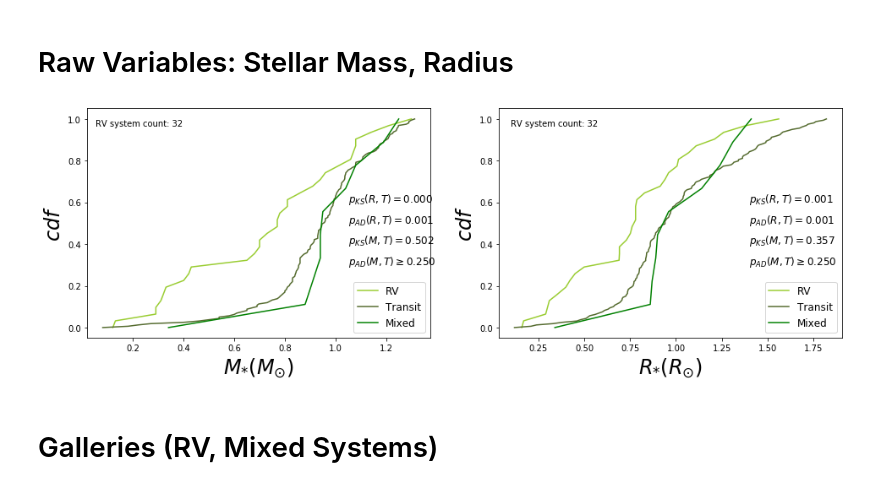
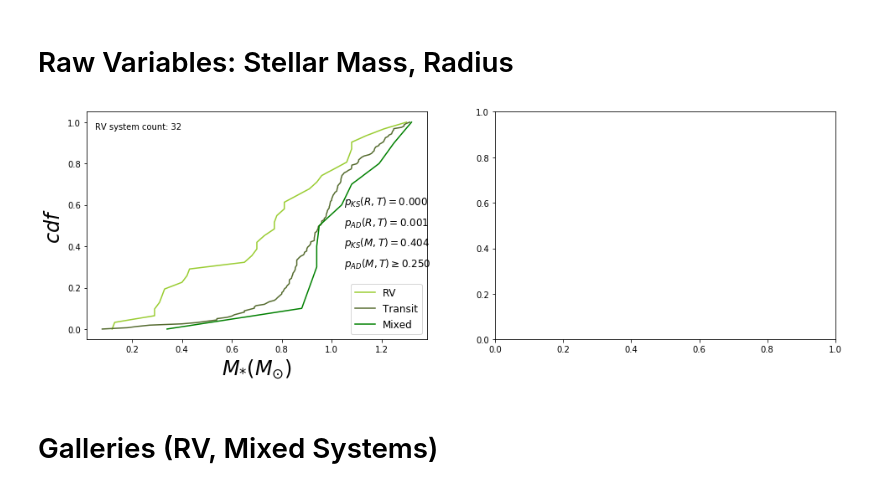
Before and after one commit to djhoover717/Oviraptor, a Jupyter notebook: Transit_RV_Mixed Comparison Updated.ipynb, the cells around one changed output. Cells and saved outputs as stored; diff of their text form; code cells hidden in the pictures.

```diff
--- a/Transit_RV_Mixed Comparison Updated.ipynb
+++ b/Transit_RV_Mixed Comparison Updated.ipynb
@@ -193,10 +193,6 @@ def radius_mass(rp):
 for i in range(len(d['rp'])):
     if d['mp'][i] == '' and is_number(d['rp'][i]) == True:
         d['mp'][i] = radius_mass(d['rp'][i])
-
-for i in range(len(d['rs'])):
-    if d['rs'][i] == '' and is_number(d['ms'][i]) == True:
-        d['rs'][i] = mass_radius(float(d['ms'][i])*MSUN/MEARTH)*REARTH/RSUN
 # %%
 # QUICKLY CLEAN DATA
 
@@ -335,7 +331,7 @@ for us in uniquesys:
     s.sysid = us
     s.starname = d['starname'][d['starname']==us][0]
     s.Mstar = d['ms'][d['starname']==us][0]
-    s.Rstar = d['rs'][d['starname']==us][0]
+    #s.Rstar = d['rs'][d['starname']==us][0]
 
     s.masses = d['mp'][d['starname']==us]
     s.radii = d['rp'][d['starname']==us]
@@ -360,7 +356,7 @@ for us in uniquesys:
     s.radii = s.radii[s.masses*MEARTH/MJUPITER < 13]
     s.masses = s.masses[s.masses*MEARTH/MJUPITER < 13]
 
-    if len(s.masses) >= 3 and s.Rstar < 4:
+    if len(s.masses) >= 3: #and s.Rstar < 4:
 
         order = np.argsort(s.periods)
 
@@ -386,7 +382,7 @@ M  = np.zeros(Nsys)
 S  = np.zeros(Nsys)
 C  = np.zeros(Nsys)
 Mstar = np.zeros(Nsys)
-Rstar = np.zeros(Nsys)
+#Rstar = np.zeros(Nsys)
 logmu_over_N = np.zeros(Nsys)
 detection_methods = ['']*Nsys
 periods = [[0]]*Nsys
@@ -402,7 +398,7 @@ for i, s in enumerate(systems):
     S[i]  = s.S
     C[i]  = s.C
     Mstar[i] = s.Mstar
-    Rstar[i] = s.Rstar
+    #Rstar[i] = s.Rstar
     logmu_over_N[i] = np.log10(s.mu/s.N)
     detection_methods[i] = s.detection_method
     periods[i] = s.periods
@@ -428,7 +424,7 @@ M = M[logmu >= min_logmu]
 S = S[logmu >= min_logmu]
 C = C[logmu >= min_logmu]
 Mstar = Mstar[logmu >= min_logmu]
-Rstar = Rstar[logmu >= min_logmu]
+#Rstar = Rstar[logmu >= min_logmu]
 logmu_over_N = logmu_over_N[logmu >= min_logmu]
 detection_methods = detection_methods[logmu >= min_logmu]
 
@@ -462,7 +458,7 @@ M = M[logmu <= max_logmu]
 S = S[logmu <= max_logmu]
 C = C[logmu <= max_logmu]
 Mstar = Mstar[logmu <= max_logmu]
-Rstar = Rstar[logmu <= max_logmu]
+#Rstar = Rstar[logmu <= max_logmu]
 logmu_over_N = logmu_over_N[logmu <= max_logmu]
 detection_methods = detection_methods[logmu <= max_logmu]
 
@@ -639,34 +635,36 @@ ax.text(1.05, 0.35, r'$p_{AD}(M, T)\geq%.3f$' %AD, fontsize=12, ha='left', va='t
 ax.text(0.05, 1, 'RV system count: %.0f' %rv_count, fontsize=10, ha='left', va='top')
 
 ax = axes[1]
 
+'''
 ax.set_xlabel(r'$R_{*} (R_{\odot})$', fontsize=24)
 ax.set_ylabel(r'$cdf$', fontsize=24)
 
 Rstar_transit = np.sort(np.squeeze(Rstar[detection_methods == 'Transit']))
 Rstar_rv = np.sort(np.squeeze(Rstar[detection_methods == 'Radial Velocity']))
 Rstar_mixed = np.sort(np.squeeze(Rstar[detection_methods == 'Mixed']))
 
 ax.plot(Rstar_rv, np.linspace(0, 1, len(Rstar_rv)), color='yellowgreen', label='RV')
 ax.plot(Rstar_transit, np.linspace(0, 1, len(Rstar_transit)), color='darkolivegreen', label='Transit')
 ax.plot(Rstar_mixed, np.linspace(0, 1, len(Rstar_mixed)), color='green', label='Mixed')
 
 ax.legend(loc = 'lower right', fontsize=12)
 
 KS = np.array(stats.ks_2samp(Rstar_rv, Rstar_transit))[1]
 AD = stats.anderson_ksamp([Rstar_rv, Rstar_transit])[2]
 ax.text(1.4, 0.65, r'$p_{KS}(R, T) = %.3f$' %KS, fontsize=12, ha='left', va='top')
 ax.text(1.4, 0.55, r'$p_{AD}(R, T) = %.3f$' %AD, fontsize=12, ha='left', va='top')
 KS = np.array(stats.ks_2samp(Rstar_mixed, Rstar_transit))[1]
 AD = stats.anderson_ksamp([Rstar_mixed, Rstar_transit])[2]
 ax.text(1.4, 0.45, r'$p_{KS}(M, T) = %.3f$' %KS, fontsize=12, ha='left', va='top')
 ax.text(1.4, 0.35, r'$p_{AD}(M, T)\geq%.3f$' %AD, fontsize=12, ha='left', va='top')
 ax.text(0.1, 1, 'RV system count: %.0f' %rv_count, fontsize=10, ha='left', va='top')
+'''
 
 plt.savefig('C:/Users/djhoo/Documents/maiasaurus-master/Devin_Figures/Stellar_Mass_Radius_cdf.pdf', bbox_inches='tight')
 plt.show()
 # %% [output]
-[figure, old version]
+[figure, new version]
 # %% [markdown]
 # Galleries (RV, Mixed Systems)
 # %%
```
Also changed, not shown: parts of 18 cells of this notebook.
